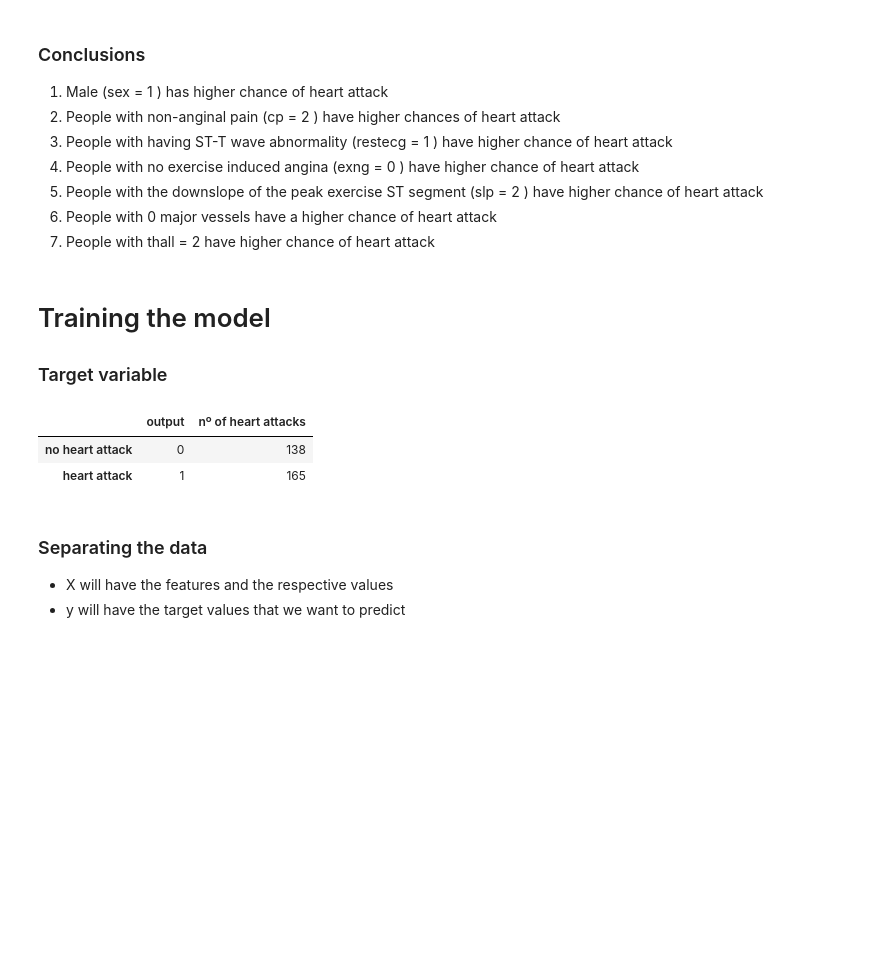
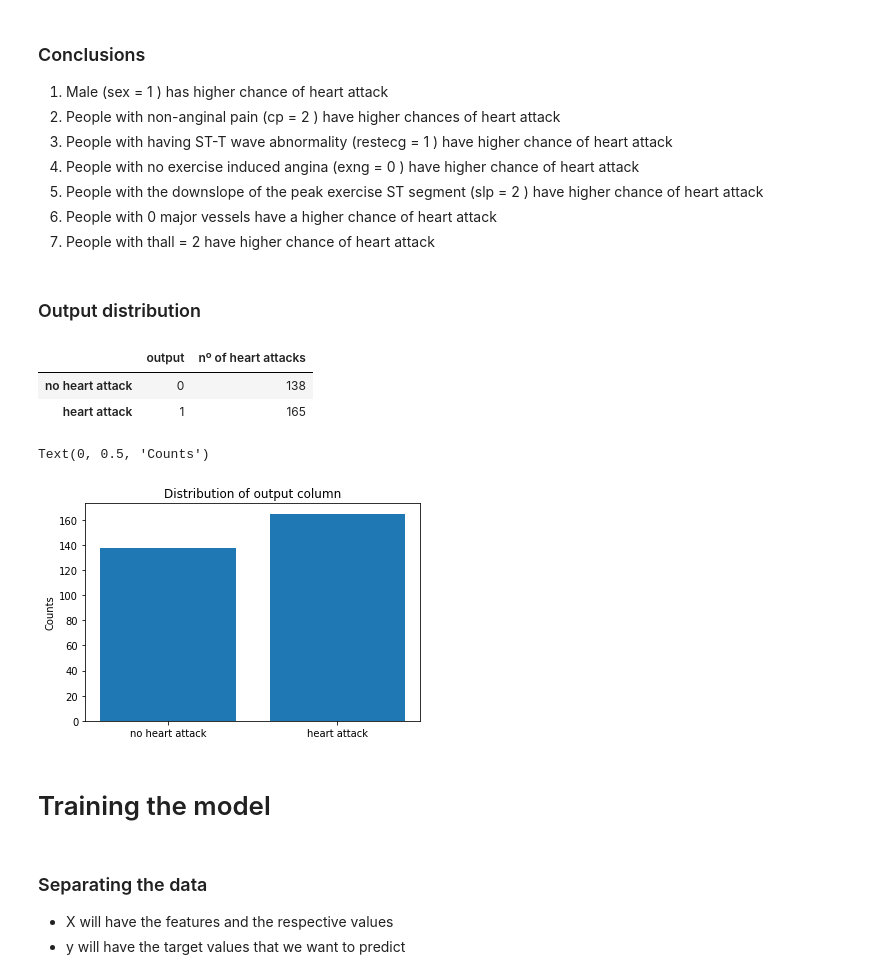
Before and after one commit to GustavoGil13/heart-attack-prediction, a Jupyter notebook: NN_model.ipynb, the cells around one changed output. Saved outputs shown, nothing was run; the diff lists cells and outputs as text; code cells hidden in the pictures; blank space fills up the shorter version.

Commit message:
added distribution of output

```diff
--- a/NN_model.ipynb
+++ b/NN_model.ipynb
@@ -160,16 +160,25 @@ for i, feature in enumerate(categorical):
 5. People with the downslope of the peak exercise ST segment (slp = 2 ) have higher chance of heart attack
 6. People with 0 major vessels have a higher chance of heart attack
 7. People with thall = 2 have higher chance of heart attack
+# %% [markdown]
+### Output distribution
+# %%
+output_df = data.groupby("output").output.count().reset_index(name="nº of heart attacks").rename(index={0:"no heart attack",1:"heart attack"})
+# %%
+output_df
+# %% [output]
+|  | output | nº of heart attacks |
+| no heart attack | 0 | 138 |
+| heart attack | 1 | 165 |
+# %%
+plt.bar(output_df.index, output_df.iloc[:, 1].values)
+plt.title("Distribution of output column")
+plt.ylabel("Counts")
+# %% [output]
+Text(0, 0.5, 'Counts')
+[figure, added]
 # %% [markdown]
 # Training the model
-
-### Target variable
-# %%
-data.groupby("output").output.count().reset_index(name="nº of heart attacks").rename(index={0:"no heart attack",1:"heart attack"})
-# %% [output]
-|  | output | nº of heart attacks |
-| no heart attack | 0 | 138 |
-| heart attack | 1 | 165 |
 # %% [markdown]
 ### Separating the data
 *  X will have the features and the respective values <br>
```
